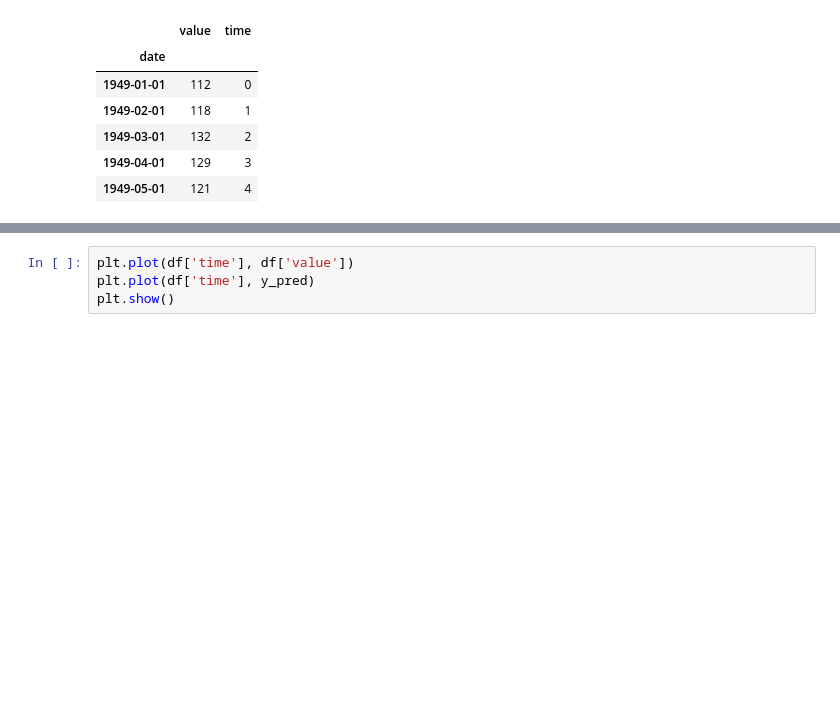
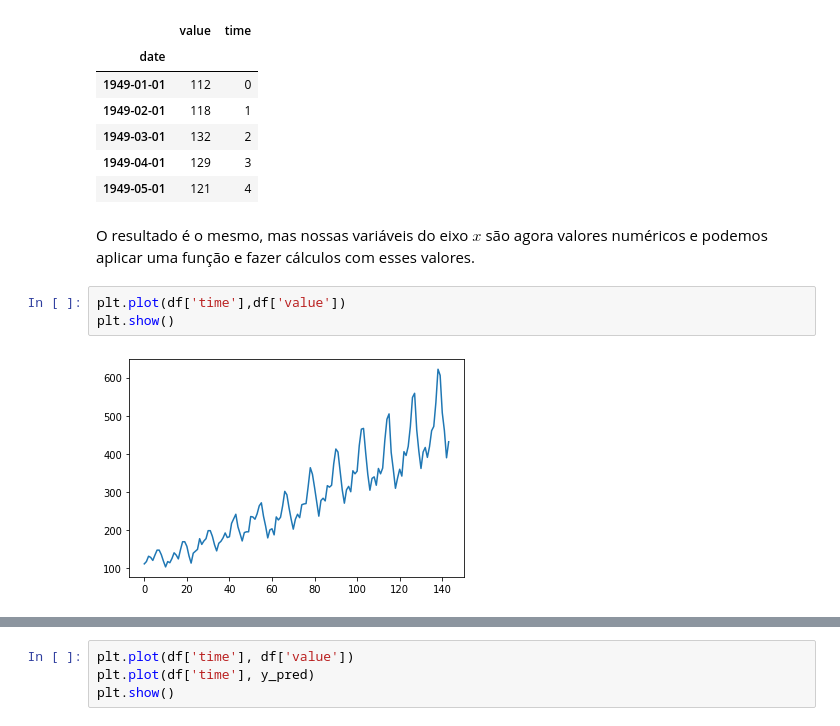
Before and after one commit to Rogerio-mack/PythonEE, a Jupyter notebook: LinearModel.ipynb, the cells around one changed output, grey strips where cells are left out. Drawn from its saved outputs; the diff is of its cells as text; blank space fills up the shorter version.

```diff
--- a/LinearModel.ipynb
+++ b/LinearModel.ipynb
@@ -39,3 +55,10 @@ df.head()
 | 1949-03-01 | 132 | 2 |
 | 1949-04-01 | 129 | 3 |
 | 1949-05-01 | 121 | 4 |
+# %% [markdown]
+O resultado é o mesmo, mas nossas variáveis do eixo $x$ são agora valores numéricos e podemos aplicar uma função e fazer cálculos com esses valores.
+# %%
+plt.plot(df['time'],df['value'])
+plt.show()
+# %% [output]
+[figure, added]
```
Also changed, not shown: parts of 7 cells of this notebook.
